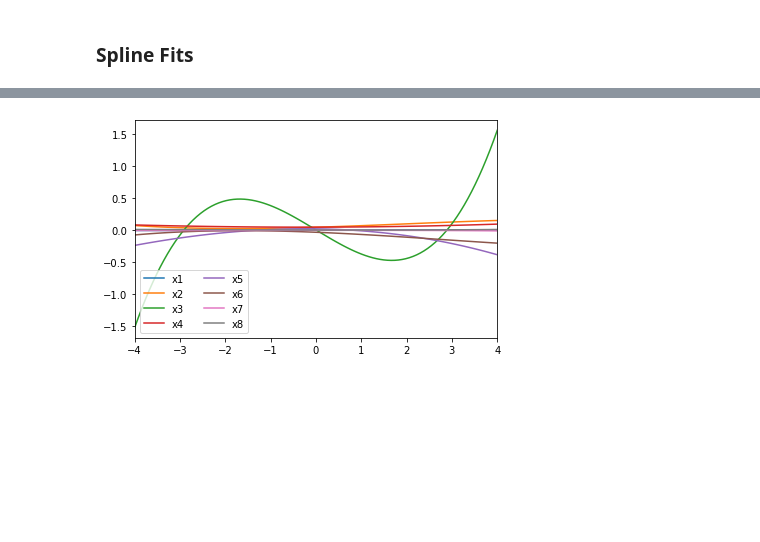
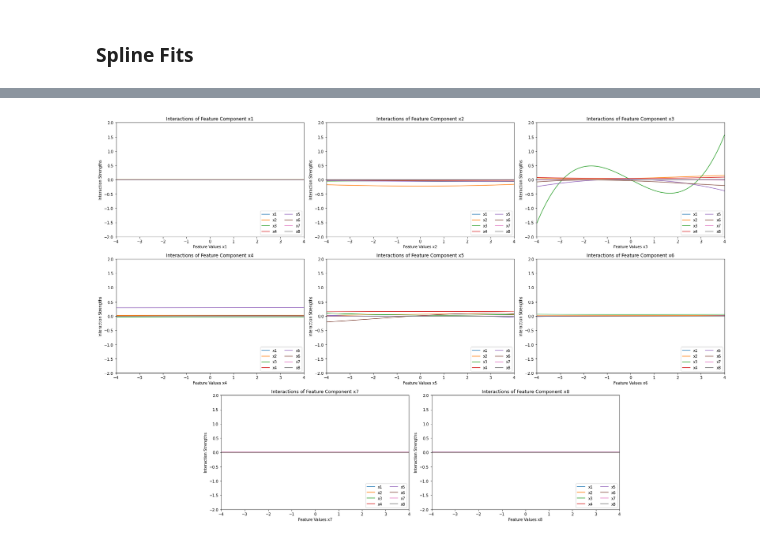
Before and after one commit to PK1706/pyLocalGLMnet, a Jupyter notebook: src/localGLMnet.ipynb, the cells around one changed output, grey strips where cells are left out. Saved outputs shown, nothing was run; the diff lists cells and outputs as text; code cells hidden in the pictures; blank space fills up the shorter version.

```diff
--- a/src/localGLMnet.ipynb
+++ b/src/localGLMnet.ipynb
@@ -416,11 +261,0 @@ model_2.compile(loss="mse", optimizer="nadam")
-# %%
-x = tf.constant(x_train)
-with tf.GradientTape() as g:
-    g.watch(x)
-    attention2 = model_2.call(x)
-d_attention2_dx = g.gradient(attention2, x)
-# %%
-# Array containing both the feature value of x0 aswell as the corresponding value of βk(x)
-x2_y = np.column_stack((x[:,2].numpy(), d_attention2_dx.numpy()))
-ind = np.lexsort((x2_y[:,2],x2_y[:,0]))
-x2_y_sorted = x2_y[ind]
@@ -436,19 +261,0 @@ spline2_8 = interpolate.UnivariateSpline(x2_y_sorted[:,0],x2_y_sorted[:,8])
-# %%
-xs = np.linspace(-4, 4,100)
-fig, ax = plt.subplots(figsize=(6.5, 4))
-#ax.plot(x0_y_sorted[:,0],x0_y_sorted[:,1], 'o', label='data')
-ax.plot(xs, spline2_1(xs), label="x1")
-ax.plot(xs, spline2_2(xs), label="x2")
-ax.plot(xs, spline2_3(xs), label="x3")
-ax.plot(xs, spline2_4(xs), label="x4")
-ax.plot(xs, spline2_5(xs), label="x5")
-ax.plot(xs, spline2_6(xs), label="x6")
-ax.plot(xs, spline2_7(xs), label="x7")
-ax.plot(xs, spline2_8(xs), label="x8")
-
-ax.set_xlim(-4, 4,1)
-#ax.set_ylim(-0.5,0.5)
-ax.legend(loc='lower left', ncol=2)
-plt.show()
-# %% [output]
-[figure, removed]
@@ -455,39 +287,39 @@ plt.show()
+# %%
+# Fit splines
+splines = []
+
+for i in range(input.shape[-1]):
+    splines.append([])
+    for j in range(input.shape[-1]):
+        splines[i].append(interpolate.UnivariateSpline(gradients[i][:,0],gradients[i][:,j+1]))
 # %%
-fig_spline = plt.figure(tight_layout=True, figsize=(15,10))
-
+fig_spline = plt.figure(tight_layout=True, figsize=(30,15))
 spec = GridSpec(ncols=8, nrows=3, figure=fig_spline)
 ax1_sp = fig_spline.add_subplot(spec[0, 1:3])
 ax2_sp = fig_spline.add_subplot(spec[0, 3:5])
 ax3_sp = fig_spline.add_subplot(spec[0, 5:7])
 ax4_sp = fig_spline.add_subplot(spec[1, 1:3])
 ax5_sp = fig_spline.add_subplot(spec[1, 3:5])
 ax6_sp = fig_spline.add_subplot(spec[1, 5:7])
 ax7_sp = fig_spline.add_subplot(spec[2, 2:4])
 ax8_sp = fig_spline.add_subplot(spec[2, 4:6])
 
 axs_sp = [ax1_sp, ax2_sp, ax3_sp, ax4_sp, ax5_sp, ax6_sp, ax7_sp, ax8_sp]
 
-for i in range(len(axs)):
+xs = np.linspace(-4, 4,100)
 
-    axs_sp[i].hlines(y=0,xmin=-4,xmax=4, colors="orange",alpha=0.7,zorder=1)
-
-    axs_sp[i].hlines(y=0.5,xmin=-4,xmax=4, colors="red",alpha=0.5,zorder=1)
-    axs_sp[i].hlines(y=-0.5,xmin=-4,xmax=4, colors="red",alpha=0.5,zorder=1)
-
-    axs_sp[i].hlines(y=1,xmin=-4,xmax=4, colors="lightcyan",alpha=0.7,zorder=1)
-    axs_sp[i].hlines(y=-1,xmin=-4,xmax=4, colors="lightcyan",alpha=0.7,zorder=1)
-
-    axs_sp[i].hlines(y=1.5,xmin=-4,xmax=4, colors="royalblue",alpha=0.7,zorder=1)
-    axs_sp[i].hlines(y=-1.5,xmin=-4,xmax=4, colors="royalblue",alpha=0.7,zorder=1)
-
-    # Scatter Plot --> x: Werte der Inputfeatures, y:Feature spline (β(x)*x)
-    axs_sp[i].scatter(x_test[:, i],
-                     beta_x[:, i]*x_test[:, i], s=0.5,zorder=10)
-
+for i in range(input.shape[-1]):
     axs_sp[i].set_xlim((-4, 4))
     axs_sp[i].set_ylim((-2, 2))
-    axs_sp[i].set_xlabel('x'+str(i+1))
-    axs_sp[i].set_ylabel('Feature spline (beta(x)*x)'+str(i+1))
+    axs_sp[i].set_xlabel("Feature Values x"+str(i+1))
+    axs_sp[i].set_ylabel("Interaction Strengths")
+    axs_sp[i].set_title("Interactions of Feature Component x"+str(i+1))
 
-fig_spline.suptitle("Feature spline")
+    for j in range(input.shape[-1]):
+        axs_sp[i].plot(xs,splines[i][j](xs), label = "x"+str(j+1))
+
+    axs_sp[i].legend(loc="lower right", ncol=2)
+
 plt.show()
+# %% [output]
+[figure, added]
```
Also changed, not shown: parts of 21 cells of this notebook.
